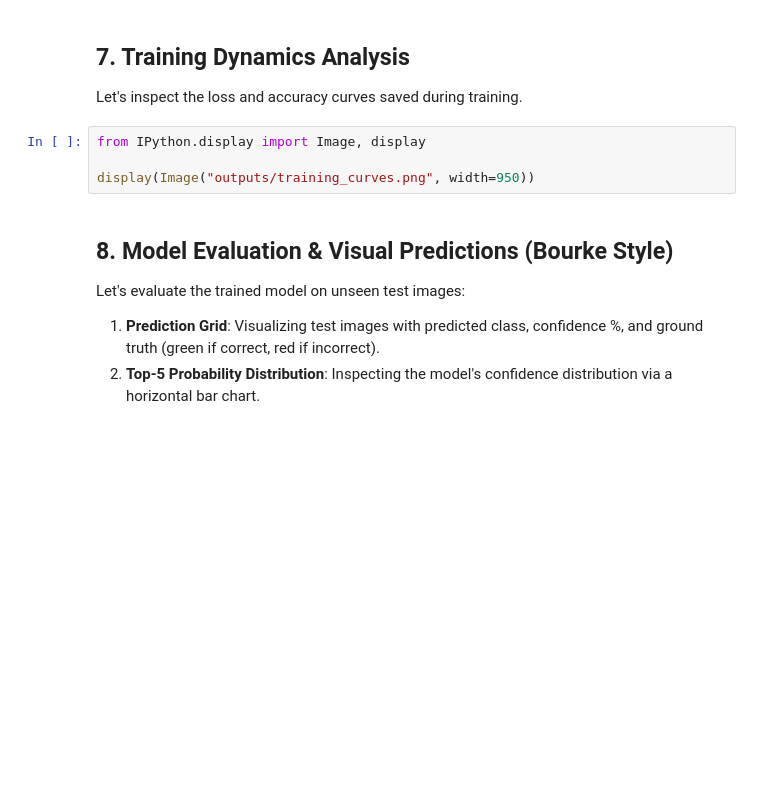
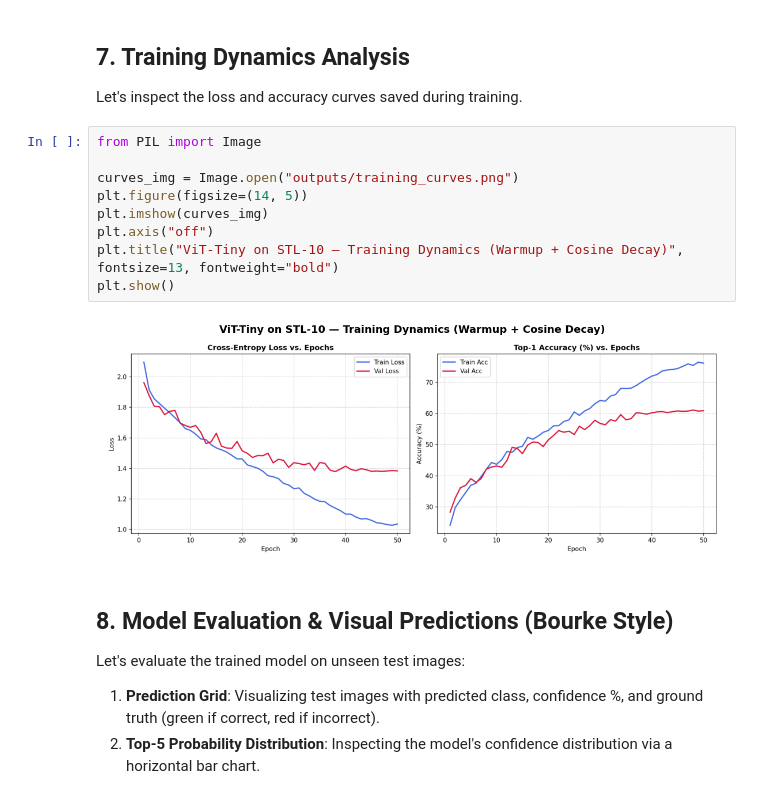
Before and after one commit to diallo-aliou/vit-under-the-hood, a Jupyter notebook: notebooks/01_train_stl10_colab.ipynb, the cells around one changed output. Saved outputs shown, nothing was run; the diff lists cells and outputs as text; blank space fills up the shorter version.

```diff
--- a/notebooks/01_train_stl10_colab.ipynb
+++ b/notebooks/01_train_stl10_colab.ipynb
@@ -184,10 +255,17 @@ else:
 ## 7. Training Dynamics Analysis
 
 Let's inspect the loss and accuracy curves saved during training.
-# %%
-from IPython.display import Image, display
-
-display(Image("outputs/training_curves.png", width=950))
+# %%
+from PIL import Image
+
+curves_img = Image.open("outputs/training_curves.png")
+plt.figure(figsize=(14, 5))
+plt.imshow(curves_img)
+plt.axis("off")
+plt.title("ViT-Tiny on STL-10 — Training Dynamics (Warmup + Cosine Decay)", fontsize=13, fontweight="bold")
+plt.show()
+# %% [output]
+[figure, added]
 # %% [markdown]
 ## 8. Model Evaluation & Visual Predictions (Bourke Style)
 
```
Also changed, not shown: parts of 11 cells of this notebook.
